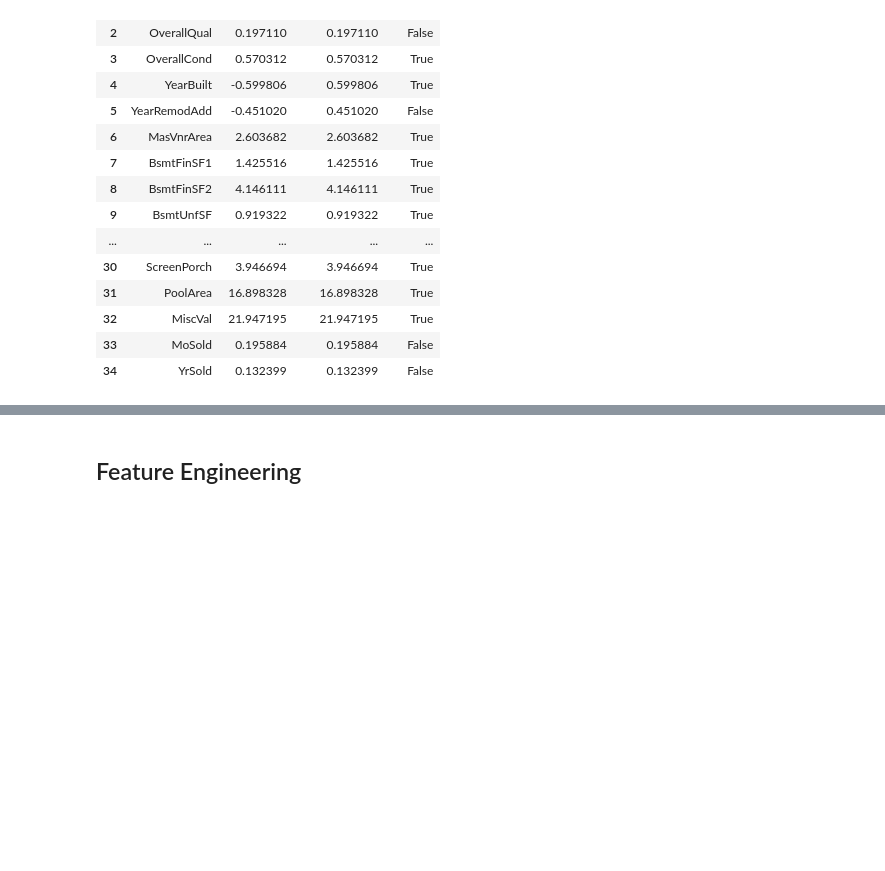
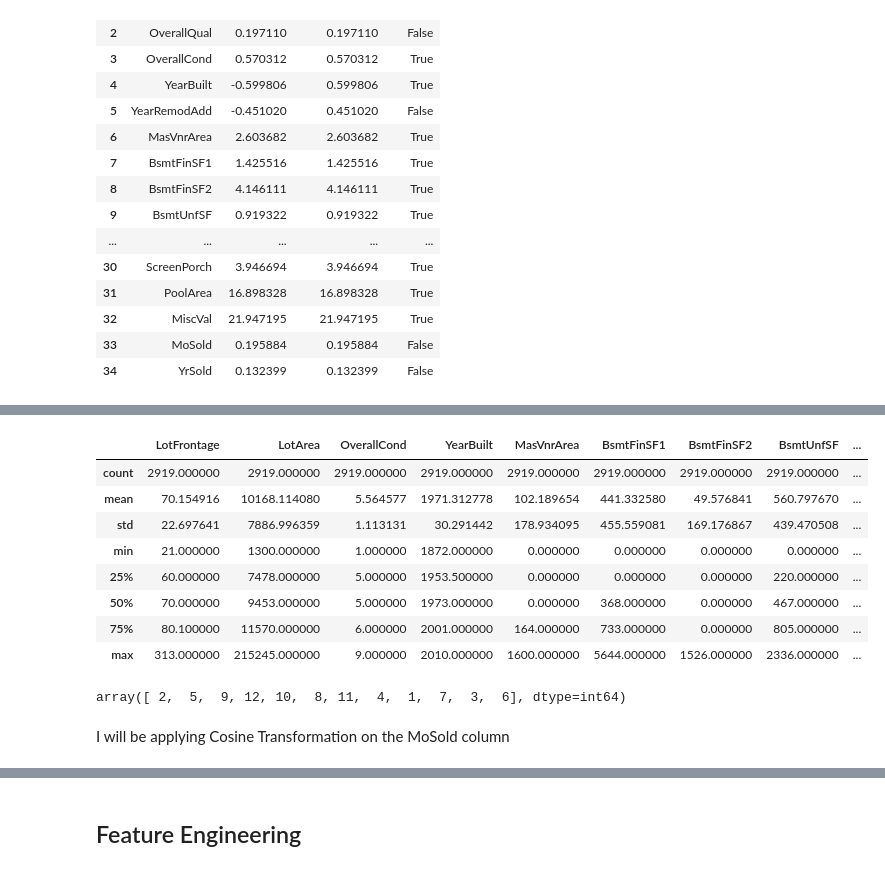
Before and after one commit to OlawoyeTaofeek/HandsOnML, a Jupyter notebook: regression/Advanced House Price Prediction/main.ipynb, the cells around one changed output, grey strips where cells are left out. Cells and saved outputs as stored; diff of their text form; code cells hidden in the pictures; blank space fills up the shorter version.

```diff
--- a/regression/Advanced House Price Prediction/main.ipynb
+++ b/regression/Advanced House Price Prediction/main.ipynb
@@ -491,0 +532,16 @@ skew_df
+# %%
+column_to_transform = list(skew_df.loc[skew_df['Skewed'] == True]["Feature"].values)
+# %%
+# Summary statistics on the skew columns
+
+data4[column_to_transform].describe()
+# %% [output]
+|  | LotFrontage | LotArea | OverallCond | YearBuilt | MasVnrArea | BsmtFinSF1 | BsmtFinSF2 | BsmtUnfSF | ... |
+| count | 2919.000000 | 2919.000000 | 2919.000000 | 2919.000000 | 2919.000000 | 2919.000000 | 2919.000000 | 2919.000000 | ... |
+| mean | 70.154916 | 10168.114080 | 5.564577 | 1971.312778 | 102.189654 | 441.332580 | 49.576841 | 560.797670 | ... |
+| std | 22.697641 | 7886.996359 | 1.113131 | 30.291442 | 178.934095 | 455.559081 | 169.176867 | 439.470508 | ... |
+| min | 21.000000 | 1300.000000 | 1.000000 | 1872.000000 | 0.000000 | 0.000000 | 0.000000 | 0.000000 | ... |
+| 25% | 60.000000 | 7478.000000 | 5.000000 | 1953.500000 | 0.000000 | 0.000000 | 0.000000 | 220.000000 | ... |
+| 50% | 70.000000 | 9453.000000 | 5.000000 | 1973.000000 | 0.000000 | 368.000000 | 0.000000 | 467.000000 | ... |
+| 75% | 80.100000 | 11570.000000 | 6.000000 | 2001.000000 | 164.000000 | 733.000000 | 0.000000 | 805.000000 | ... |
+| max | 313.000000 | 215245.000000 | 9.000000 | 2010.000000 | 1600.000000 | 5644.000000 | 1526.000000 | 2336.000000 | ... |
@@ -491,0 +553,7 @@ skew_df
+# %%
+# Looking at the month, does month sold really affect our price
+data4['MoSold'].unique()
+# %% [output]
+array([ 2,  5,  9, 12, 10,  8, 11,  4,  1,  7,  3,  6], dtype=int64)
+# %% [markdown]
+I will be applying Cosine Transformation on the MoSold column
```
Also changed, not shown: parts of 21 cells of this notebook, 3 other files.
